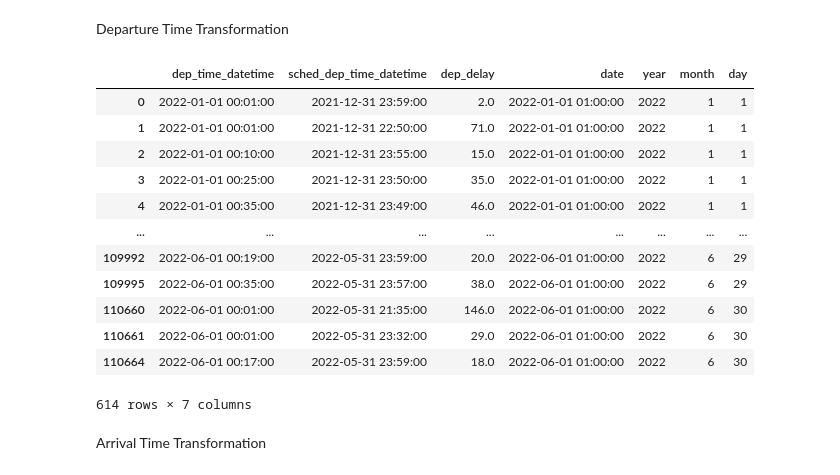
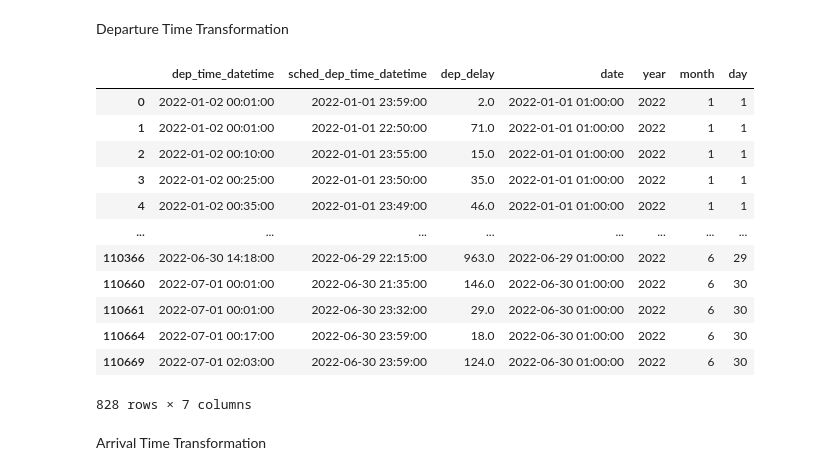
Before and after one commit to hdangle31/DS-Machine-Learning-Flights-2022, a Jupyter notebook: Flights_Project.ipynb, the cells around one changed output. Saved outputs shown, nothing was run; the diff lists cells and outputs as text; code cells hidden in the pictures.

```diff
--- a/Flights_Project.ipynb
+++ b/Flights_Project.ipynb
@@ -66,6 +66,8 @@ from sklearn.model_selection import train_test_split
 from sklearn.preprocessing import StandardScaler
 from sklearn.naive_bayes import GaussianNB
 from sklearn.metrics import accuracy_score, confusion_matrix
+# %%
+pd.set_option('display.max_columns', None)
 # %%
 df = pd.read_csv("flights2022.csv")
 df.head(10)
@@ -269,7 +275,6 @@ First, let's reformat the int date columns into datetime
 # Create base datetime column from year, month, day
 df['date'] = pd.to_datetime(
     df[['year', 'month', 'day']]
-    .assign(day=1)
     .join(pd.Series(1, index=df.index, name='hour'))
 )
 
@@ -303,6 +308,7 @@ print("Sample of new time-based columns:")
 display(
     df[
         [
+            'air_time',
             'dep_time_datetime',
             'sched_dep_time_datetime',
             'arr_time_datetime',
@@ -317,7 +323,7 @@ display(
             'arr_time',
             'sched_arr_time',
         ]
-    ].head(6)
+    ].head(10)
 )
 # %% [output]
 Sample of new time-based columns:
@@ -333,8 +340,0 @@ To address the day transition issue, we need to a condition where if dep_time_da
-# %%
-# Adjust scheduled departure time
-mask = (df['dep_time_datetime'].dt.hour < 1) & (df['dep_delay'] > df['dep_time_datetime'].dt.minute)
-df.loc[mask, 'sched_dep_time_datetime'] = df.loc[mask, 'sched_dep_time_datetime'] - pd.Timedelta(days=1)
-
-# Adjust scheduled arrival time
-mask = (df['arr_time_datetime'].dt.hour < 1) & (df['arr_delay'] > df['arr_time_datetime'].dt.minute)
-df.loc[mask, 'sched_arr_time_datetime'] = df.loc[mask, 'sched_arr_time_datetime'] - pd.Timedelta(days=1)
@@ -341,20 +356,44 @@ df.loc[mask, 'sched_arr_time_datetime'] = df.loc[mask, 'sched_arr_time_datetime'
+# %%
+# Adjust departure time
+# Extract hours and minutes from dep datetime and convert to total minutes
+
+mask1 = df['dep_delay'] > df['dep_time_datetime'].dt.hour * 60 + df['dep_time_datetime'].dt.minute
+df.loc[mask1, 'dep_time_datetime'] = df.loc[mask1, 'dep_time_datetime'] + pd.Timedelta(days=1)
+
+# Adjust arrival time
+# Extract hours and minutes from arr datetime and convert to total minutes
+
+mask2 = (df['arr_delay'] > df['arr_time_datetime'].dt.hour * 60 + df['arr_time_datetime'].dt.minute) | (df['air_time'] > df['arr_time_datetime'].dt.hour * 60 + df['arr_time_datetime'].dt.minute) | (df['arr_time_datetime'] < df['dep_time_datetime'])
+df.loc[mask2, 'arr_time_datetime'] = df.loc[mask2, 'arr_time_datetime'] + pd.Timedelta(days=1)
+
+# # Adjust scheduled arrival time
+# # Extract hours and minutes from sched arr datetime and convert to total minutes
+
+mask3 = (df['air_time'] > df['sched_arr_time_datetime'].dt.hour * 60 + df['sched_arr_time_datetime'].dt.minute) | (df['sched_arr_time_datetime'] < df['sched_dep_time_datetime'])
+df.loc[mask3, 'sched_arr_time_datetime'] = df.loc[mask3, 'sched_arr_time_datetime'] + pd.Timedelta(days=1)
+
+# # Adjust arrival time
+# Extract hours and minutes from sched arr datetime and convert to total minutes
+
+# mask4 = df['air_time'] > df['arr_time_datetime'].dt.hour * 60 + df['arr_time_datetime'].dt.minute
+# df.loc[mask4, 'arr_time_datetime'] = df.loc[mask4, 'arr_time_datetime'] + pd.Timedelta(days=1)
 # %% [markdown]
 Departure Time Transformation
 # %%
-df[(df['dep_time_datetime'].dt.hour < 1) & (df['dep_delay'] > df['dep_time_datetime'].dt.minute)][['dep_time_datetime', 'sched_dep_time_datetime', 'dep_delay', 'date', 'year', 'month', 'day']]
+df[df['dep_delay'] > df['dep_time_datetime'].dt.hour * 60 + df['dep_time_datetime'].dt.minute][['dep_time_datetime', 'sched_dep_time_datetime', 'dep_delay', 'date', 'year', 'month', 'day']]
 # %% [output]
 |  | dep_time_datetime | sched_dep_time_datetime | dep_delay | date | year | month | day |
-| 0 | 2022-01-01 00:01:00 | 2021-12-31 23:59:00 | 2.0 | 2022-01-01 01:00:00 | 2022 | 1 | 1 |
-| 1 | 2022-01-01 00:01:00 | 2021-12-31 22:50:00 | 71.0 | 2022-01-01 01:00:00 | 2022 | 1 | 1 |
-| 2 | 2022-01-01 00:10:00 | 2021-12-31 23:55:00 | 15.0 | 2022-01-01 01:00:00 | 2022 | 1 | 1 |
-| 3 | 2022-01-01 00:25:00 | 2021-12-31 23:50:00 | 35.0 | 2022-01-01 01:00:00 | 2022 | 1 | 1 |
-| 4 | 2022-01-01 00:35:00 | 2021-12-31 23:49:00 | 46.0 | 2022-01-01 01:00:00 | 2022 | 1 | 1 |
+| 0 | 2022-01-02 00:01:00 | 2022-01-01 23:59:00 | 2.0 | 2022-01-01 01:00:00 | 2022 | 1 | 1 |
+| 1 | 2022-01-02 00:01:00 | 2022-01-01 22:50:00 | 71.0 | 2022-01-01 01:00:00 | 2022 | 1 | 1 |
+| 2 | 2022-01-02 00:10:00 | 2022-01-01 23:55:00 | 15.0 | 2022-01-01 01:00:00 | 2022 | 1 | 1 |
+| 3 | 2022-01-02 00:25:00 | 2022-01-01 23:50:00 | 35.0 | 2022-01-01 01:00:00 | 2022 | 1 | 1 |
+| 4 | 2022-01-02 00:35:00 | 2022-01-01 23:49:00 | 46.0 | 2022-01-01 01:00:00 | 2022 | 1 | 1 |
 | ... | ... | ... | ... | ... | ... | ... | ... |
-| 109992 | 2022-06-01 00:19:00 | 2022-05-31 23:59:00 | 20.0 | 2022-06-01 01:00:00 | 2022 | 6 | 29 |
-| 109995 | 2022-06-01 00:35:00 | 2022-05-31 23:57:00 | 38.0 | 2022-06-01 01:00:00 | 2022 | 6 | 29 |
-| 110660 | 2022-06-01 00:01:00 | 2022-05-31 21:35:00 | 146.0 | 2022-06-01 01:00:00 | 2022 | 6 | 30 |
-| 110661 | 2022-06-01 00:01:00 | 2022-05-31 23:32:00 | 29.0 | 2022-06-01 01:00:00 | 2022 | 6 | 30 |
-| 110664 | 2022-06-01 00:17:00 | 2022-05-31 23:59:00 | 18.0 | 2022-06-01 01:00:00 | 2022 | 6 | 30 |
+| 110366 | 2022-06-30 14:18:00 | 2022-06-29 22:15:00 | 963.0 | 2022-06-29 01:00:00 | 2022 | 6 | 29 |
+| 110660 | 2022-07-01 00:01:00 | 2022-06-30 21:35:00 | 146.0 | 2022-06-30 01:00:00 | 2022 | 6 | 30 |
+| 110661 | 2022-07-01 00:01:00 | 2022-06-30 23:32:00 | 29.0 | 2022-06-30 01:00:00 | 2022 | 6 | 30 |
+| 110664 | 2022-07-01 00:17:00 | 2022-06-30 23:59:00 | 18.0 | 2022-06-30 01:00:00 | 2022 | 6 | 30 |
+| 110669 | 2022-07-01 02:03:00 | 2022-06-30 23:59:00 | 124.0 | 2022-06-30 01:00:00 | 2022 | 6 | 30 |
-614 rows × 7 columns
+828 rows × 7 columns
 # %% [markdown]
 Arrival Time Transformation
```
Also changed, not shown: parts of 23 cells of this notebook.
